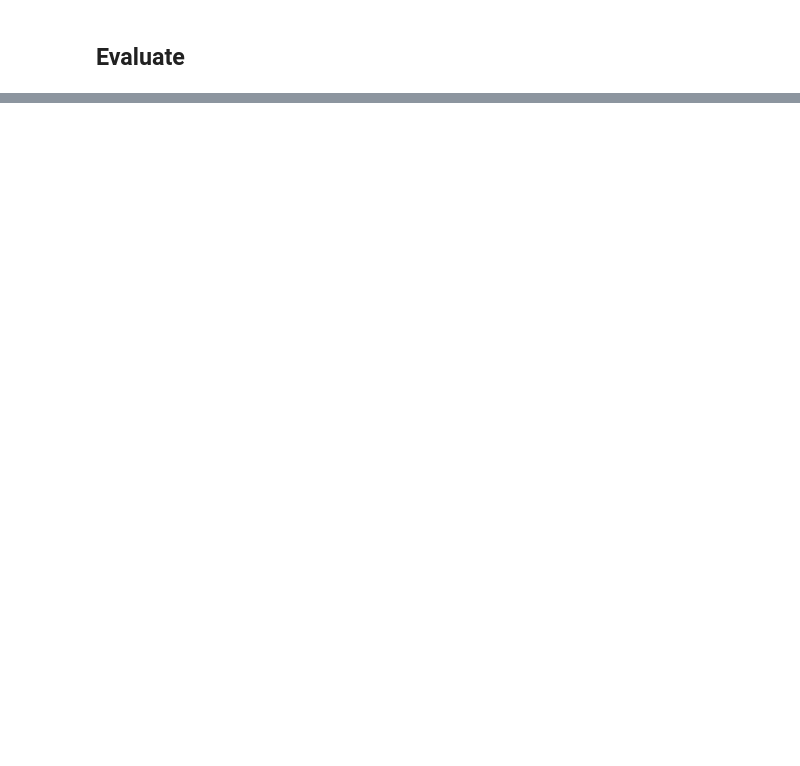
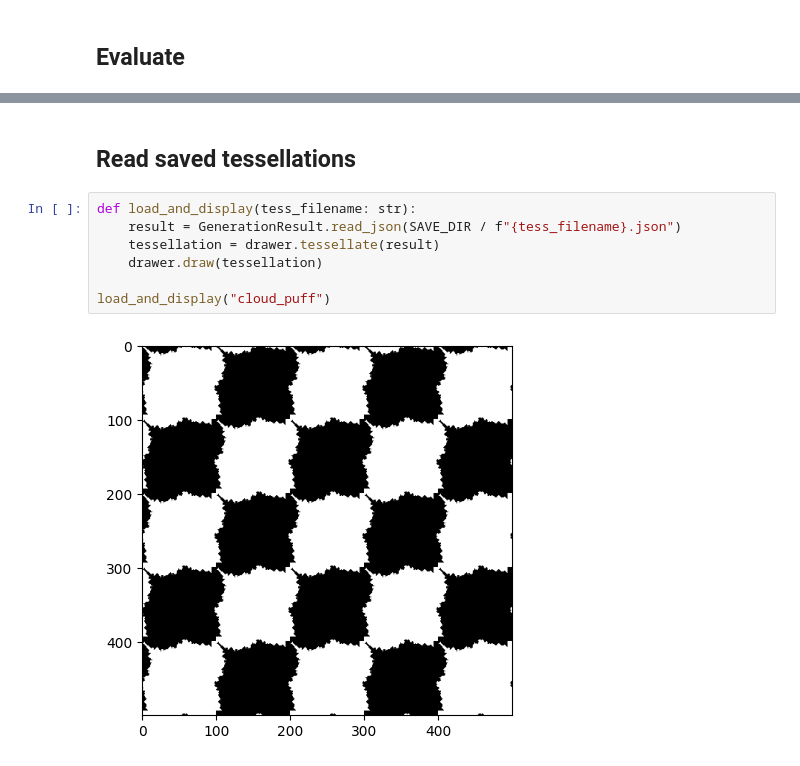
Before and after one commit to adachille/tessellation, a Jupyter notebook: examples/01_genetic_algorithm_tesselation.ipynb, the cells around one changed output, grey strips where cells are left out. Saved outputs shown, nothing was run; the diff lists cells and outputs as text; blank space fills up the shorter version.

```diff
--- a/examples/01_genetic_algorithm_tesselation.ipynb
+++ b/examples/01_genetic_algorithm_tesselation.ipynb
@@ -150,3 +150,14 @@ Individual: 17; Fitness: 152.0
 Press 's' to save, 'q' to quit, or 'enter' to continue...
  q
 KeyboardInterrupt:
+# %% [markdown]
+## Read saved tessellations
+# %%
+def load_and_display(tess_filename: str):
+    result = GenerationResult.read_json(SAVE_DIR / f"{tess_filename}.json")
+    tessellation = drawer.tessellate(result)
+    drawer.draw(tessellation)
+
+load_and_display("cloud_puff")
+# %% [output]
+[figure, added]
```
Also changed, not shown: parts of 4 cells of this notebook, 1 other file.
